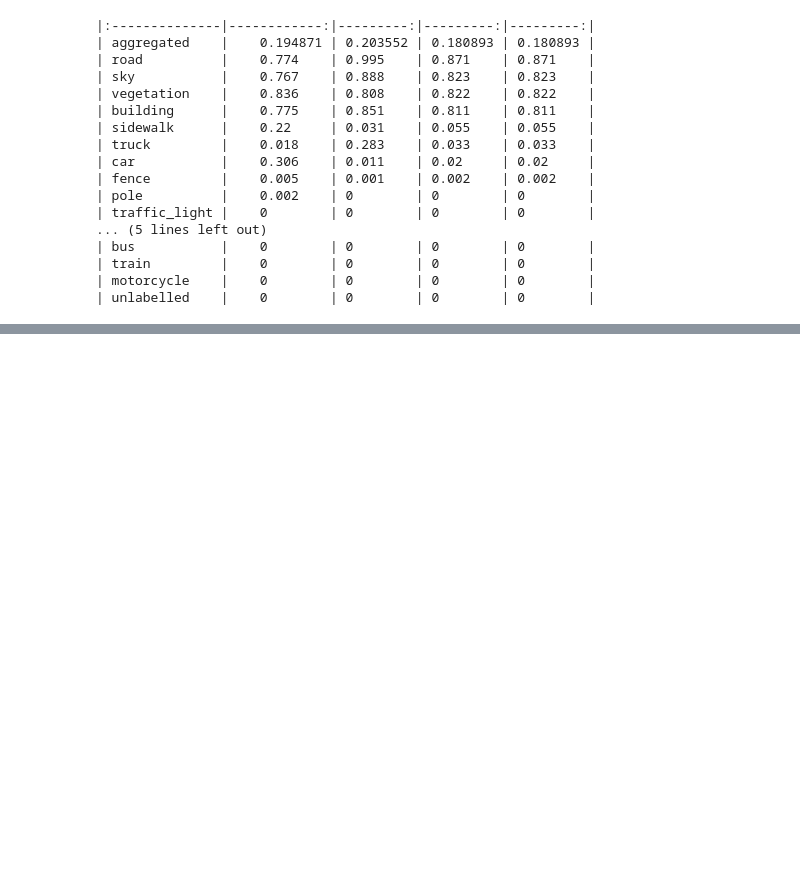
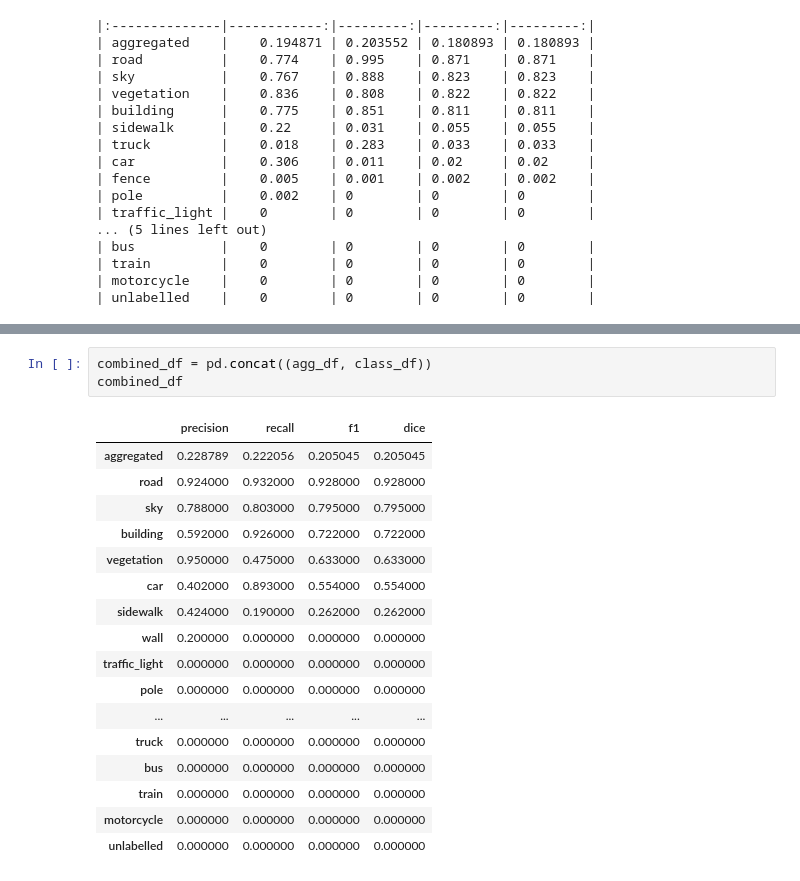
Before and after one commit to deniskirbaba/image-processing-and-generation, a Jupyter notebook: test_metrics_to_df.ipynb, the cells around one changed output, grey strips where cells are left out. Saved outputs shown, nothing was run; the diff lists cells and outputs as text; blank space fills up the shorter version.

```diff
--- a/test_metrics_to_df.ipynb
+++ b/test_metrics_to_df.ipynb
@@ -426,0 +617,21 @@ print(combined_df.to_markdown())
+# %%
+combined_df = pd.concat((agg_df, class_df))
+combined_df
+# %% [output]
+|  | precision | recall | f1 | dice |
+| aggregated | 0.228789 | 0.222056 | 0.205045 | 0.205045 |
+| road | 0.924000 | 0.932000 | 0.928000 | 0.928000 |
+| sky | 0.788000 | 0.803000 | 0.795000 | 0.795000 |
+| building | 0.592000 | 0.926000 | 0.722000 | 0.722000 |
+| vegetation | 0.950000 | 0.475000 | 0.633000 | 0.633000 |
+| car | 0.402000 | 0.893000 | 0.554000 | 0.554000 |
+| sidewalk | 0.424000 | 0.190000 | 0.262000 | 0.262000 |
+| wall | 0.200000 | 0.000000 | 0.000000 | 0.000000 |
+| traffic_light | 0.000000 | 0.000000 | 0.000000 | 0.000000 |
+| pole | 0.000000 | 0.000000 | 0.000000 | 0.000000 |
+| ... | ... | ... | ... | ... |
+| truck | 0.000000 | 0.000000 | 0.000000 | 0.000000 |
+| bus | 0.000000 | 0.000000 | 0.000000 | 0.000000 |
+| train | 0.000000 | 0.000000 | 0.000000 | 0.000000 |
+| motorcycle | 0.000000 | 0.000000 | 0.000000 | 0.000000 |
+| unlabelled | 0.000000 | 0.000000 | 0.000000 | 0.000000 |
```
Also changed, not shown: parts of 11 cells of this notebook, 16 other files.
